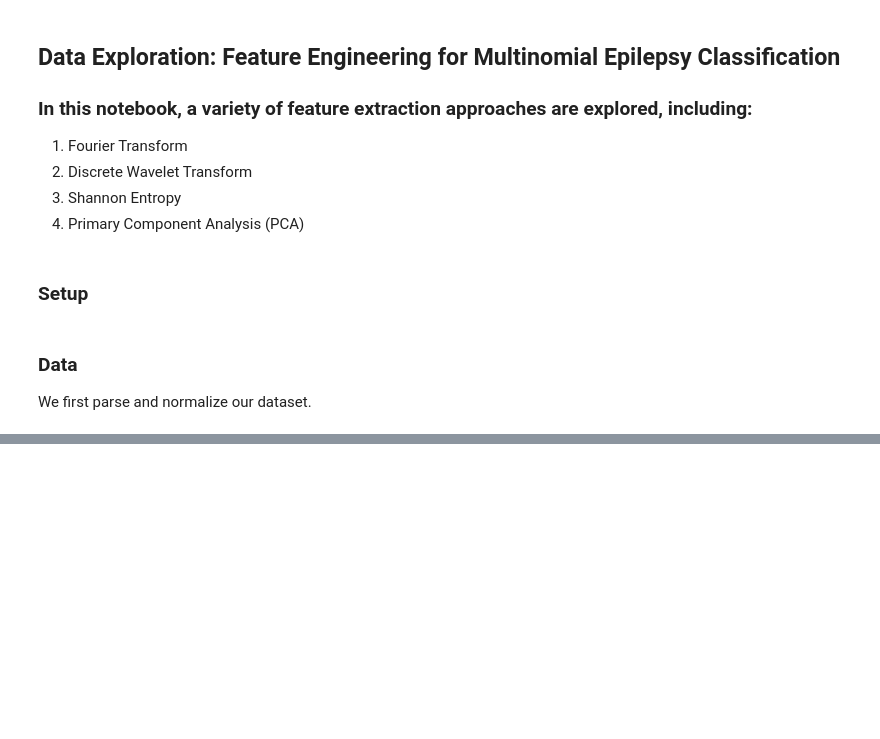
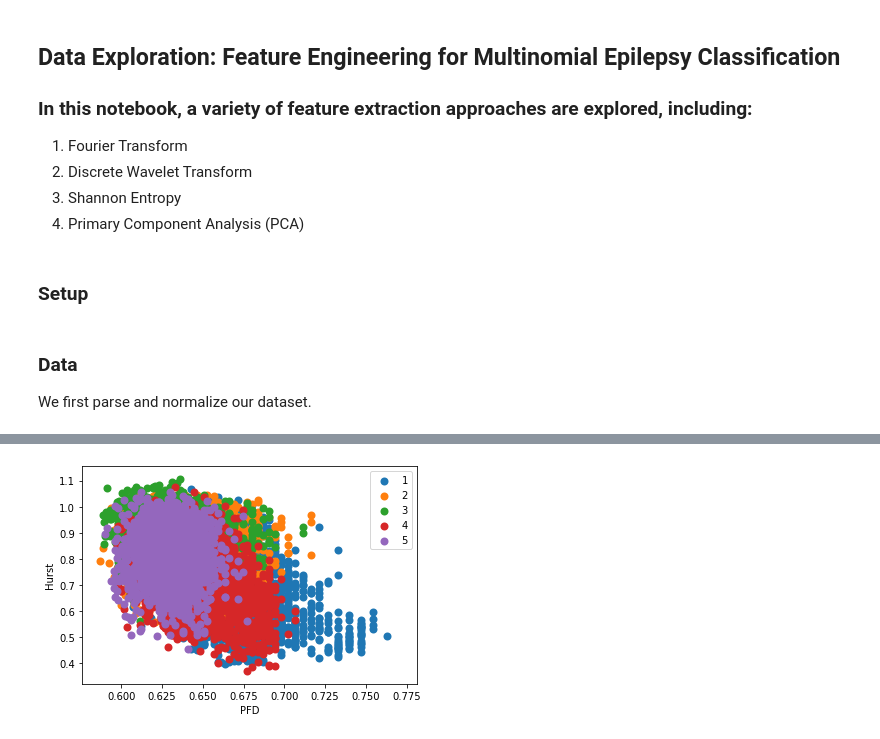
Before and after one commit to carolineh101/cs229-epilepsy, a Jupyter notebook: feature_engineering.ipynb, the cells around one changed output, grey strips where cells are left out. Saved outputs shown, nothing was run; the diff lists cells and outputs as text; code cells hidden in the pictures; blank space fills up the shorter version.

```diff
--- a/feature_engineering.ipynb
+++ b/feature_engineering.ipynb
@@ -28,0 +47,12 @@ scoring = util.get_scoring_metrics(classes)
+# %%
+from matplotlib import pyplot as plt
+
+plt.figure()
+for c in classes:
+    plt.scatter(X_b[y == c, 0], X_b[y == c, 1], linewidth=2, label=str(c))
+plt.xlabel('PFD')
+plt.ylabel('Hurst')
+plt.legend()
+plt.show()
+# %% [output]
+[figure, added]
```
Also changed, not shown: parts of 6 cells of this notebook, 3 other files.
